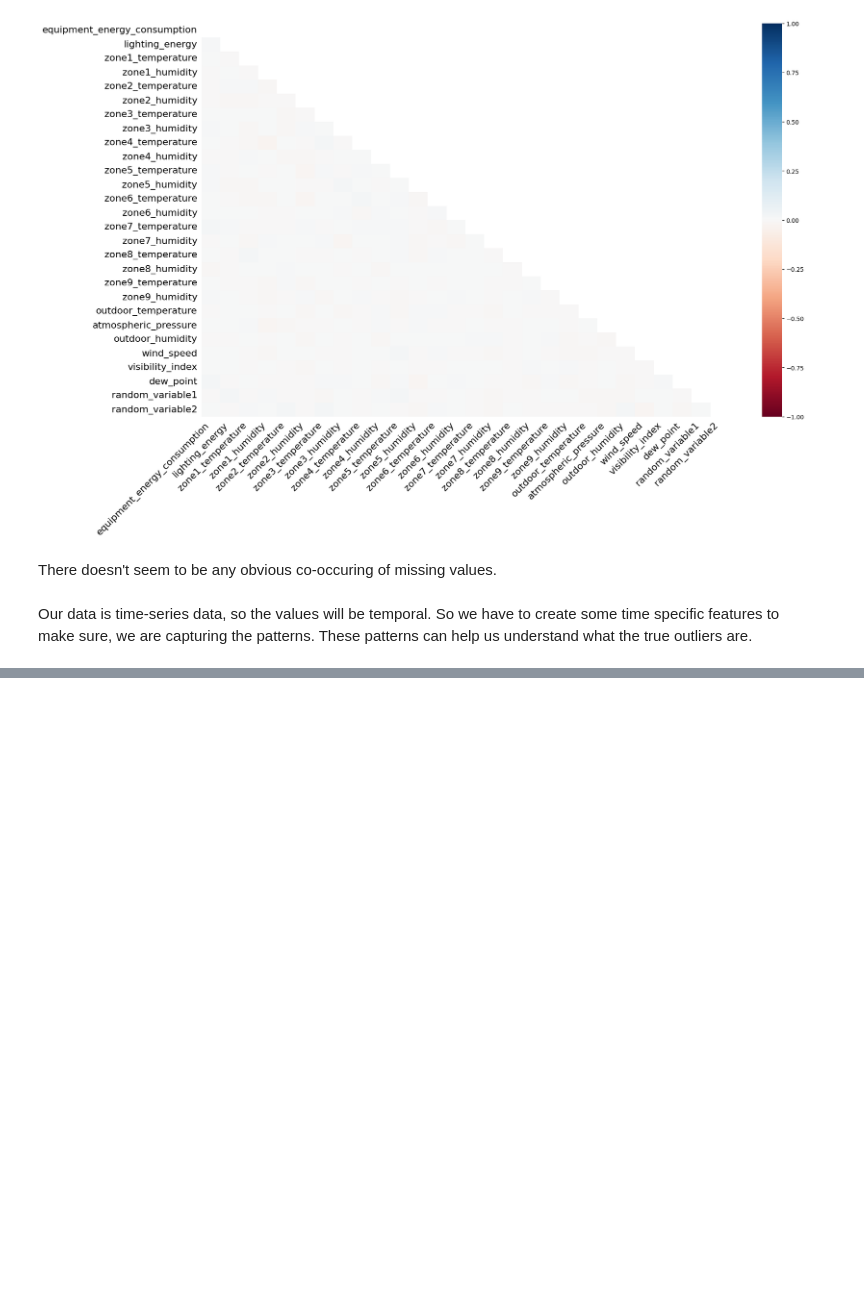
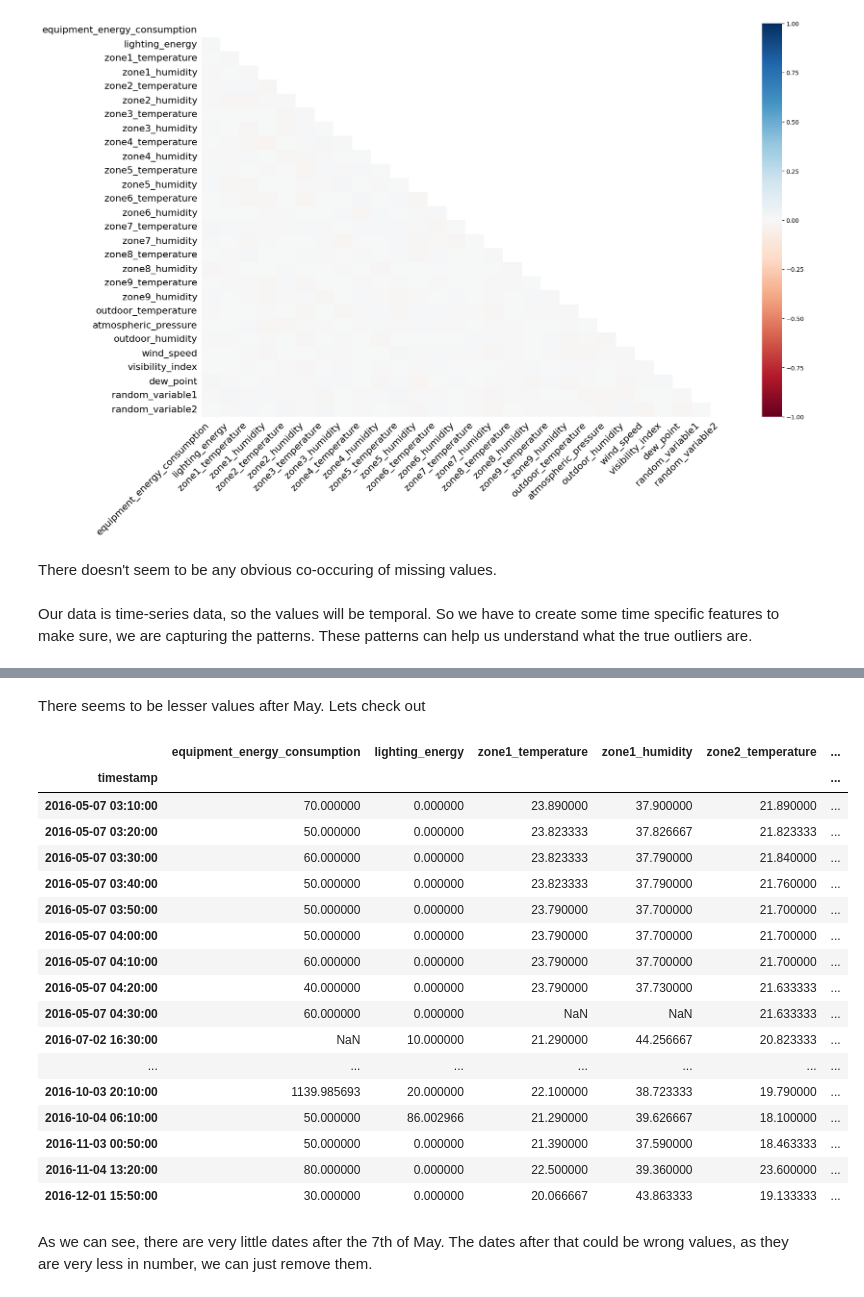
Before and after one commit to Ranjit2111/DS-Intern-Assignment-RanjitN, a Jupyter notebook: Regression.ipynb, the cells around one changed output, grey strips where cells are left out. Drawn from its saved outputs; the diff is of its cells as text; code cells hidden in the pictures; blank space fills up the shorter version.

```diff
--- a/Regression.ipynb
+++ b/Regression.ipynb
@@ -378,0 +452,25 @@ df.head()
+# %% [markdown]
+There seems to be lesser values after May. Lets check out
+# %%
+issue.tail(20)
+# %% [output]
+|  | equipment_energy_consumption | lighting_energy | zone1_temperature | zone1_humidity | zone2_temperature | ... |
+| timestamp |  |  |  |  |  | ... |
+| 2016-05-07 03:10:00 | 70.000000 | 0.000000 | 23.890000 | 37.900000 | 21.890000 | ... |
+| 2016-05-07 03:20:00 | 50.000000 | 0.000000 | 23.823333 | 37.826667 | 21.823333 | ... |
+| 2016-05-07 03:30:00 | 60.000000 | 0.000000 | 23.823333 | 37.790000 | 21.840000 | ... |
+| 2016-05-07 03:40:00 | 50.000000 | 0.000000 | 23.823333 | 37.790000 | 21.760000 | ... |
+| 2016-05-07 03:50:00 | 50.000000 | 0.000000 | 23.790000 | 37.700000 | 21.700000 | ... |
+| 2016-05-07 04:00:00 | 50.000000 | 0.000000 | 23.790000 | 37.700000 | 21.700000 | ... |
+| 2016-05-07 04:10:00 | 60.000000 | 0.000000 | 23.790000 | 37.700000 | 21.700000 | ... |
+| 2016-05-07 04:20:00 | 40.000000 | 0.000000 | 23.790000 | 37.730000 | 21.633333 | ... |
+| 2016-05-07 04:30:00 | 60.000000 | 0.000000 | NaN | NaN | 21.633333 | ... |
+| 2016-07-02 16:30:00 | NaN | 10.000000 | 21.290000 | 44.256667 | 20.823333 | ... |
+| ... | ... | ... | ... | ... | ... | ... |
+| 2016-10-03 20:10:00 | 1139.985693 | 20.000000 | 22.100000 | 38.723333 | 19.790000 | ... |
+| 2016-10-04 06:10:00 | 50.000000 | 86.002966 | 21.290000 | 39.626667 | 18.100000 | ... |
+| 2016-11-03 00:50:00 | 50.000000 | 0.000000 | 21.390000 | 37.590000 | 18.463333 | ... |
+| 2016-11-04 13:20:00 | 80.000000 | 0.000000 | 22.500000 | 39.360000 | 23.600000 | ... |
+| 2016-12-01 15:50:00 | 30.000000 | 0.000000 | 20.066667 | 43.863333 | 19.133333 | ... |
+# %% [markdown]
+As we can see, there are very little dates after the 7th of May. The dates after that could be wrong values, as they are very less in number, we can just remove them.
```
Also changed, not shown: parts of 29 cells of this notebook, 1 other file.
